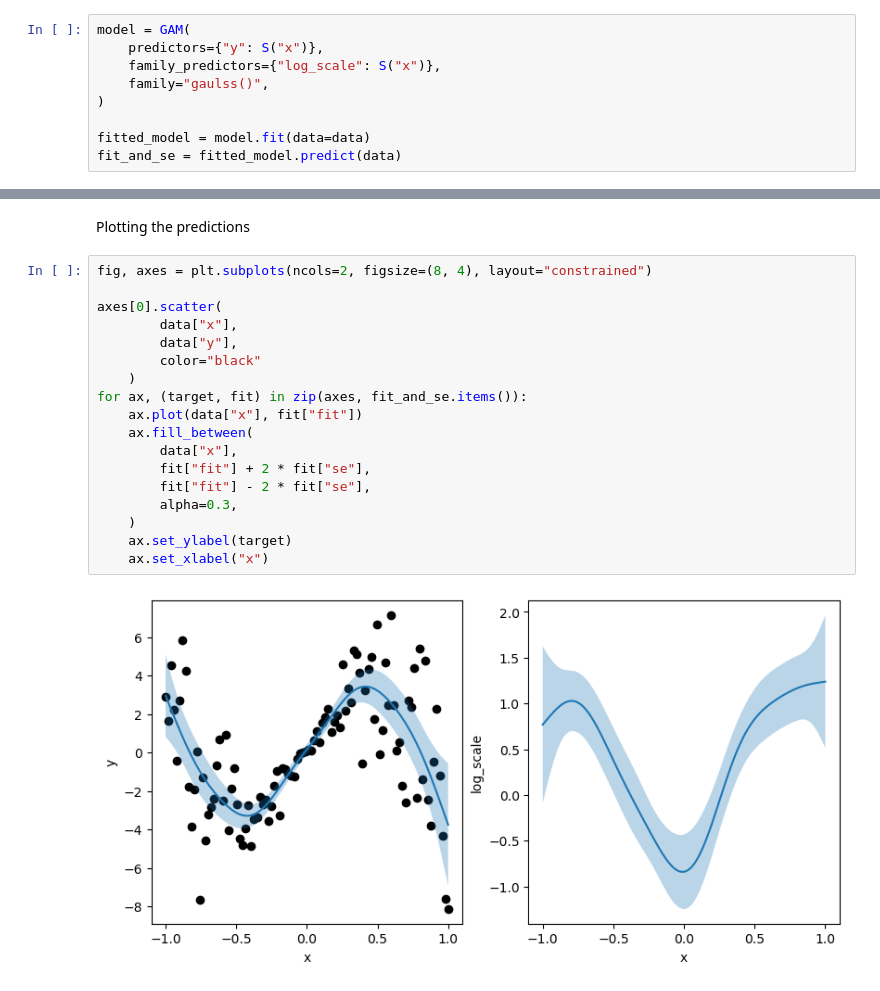
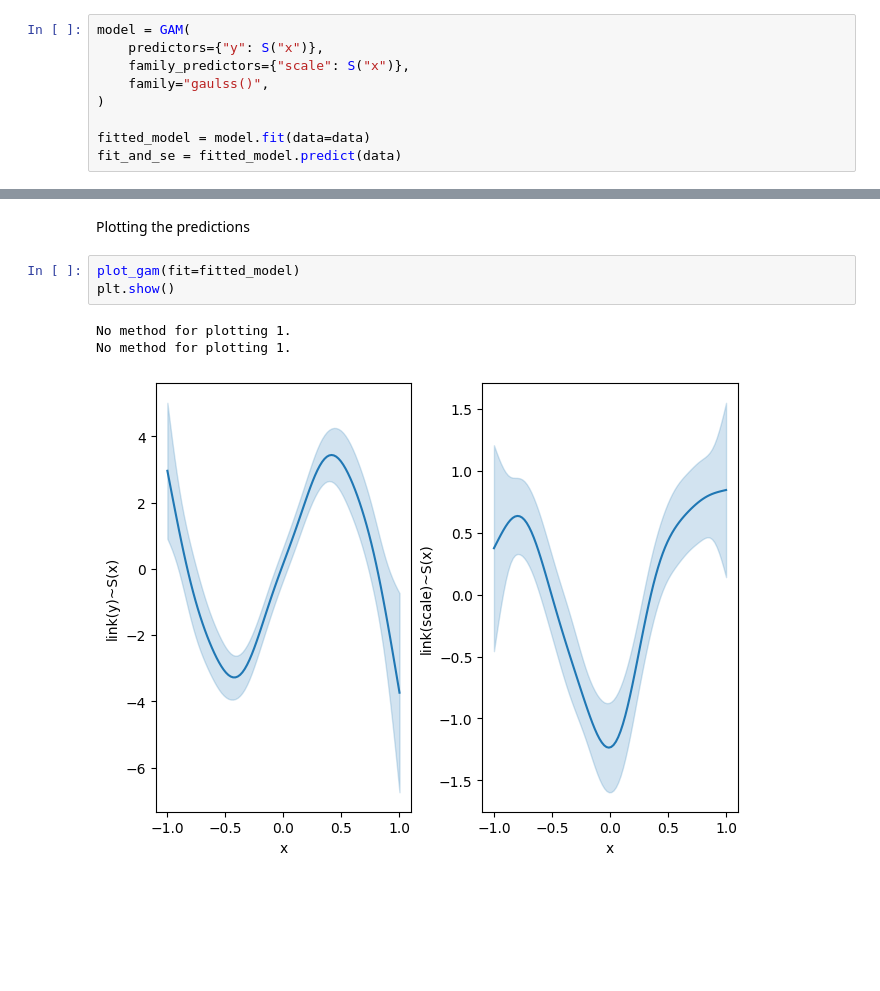
Before and after one commit to danielward27/pymgcv, a Jupyter notebook: docs/examples/gamlss.ipynb, the cells around one changed output, grey strips where cells are left out. Drawn from its saved outputs; the diff is of its cells as text; blank space fills up the shorter version.

```diff
--- a/docs/examples/gamlss.ipynb
+++ b/docs/examples/gamlss.ipynb
@@ -25,7 +26,7 @@ We use the "gaulss()" family, which supports modelling the log standard deviatio
 # %%
 model = GAM(
     predictors={"y": S("x")},
-    family_predictors={"log_scale": S("x")},
+    family_predictors={"scale": S("x")},
     family="gaulss()",
 )
 
@@ -45,22 +46,9 @@ print(fit_and_se["y"].head())
 # %% [markdown]
 Plotting the predictions
 # %%
-fig, axes = plt.subplots(ncols=2, figsize=(8, 4), layout="constrained")
-
-axes[0].scatter(
-        data["x"],
-        data["y"],
-        color="black"
-    )
-for ax, (target, fit) in zip(axes, fit_and_se.items()):
-    ax.plot(data["x"], fit["fit"])
-    ax.fill_between(
-        data["x"],
-        fit["fit"] + 2 * fit["se"],
-        fit["fit"] - 2 * fit["se"],
-        alpha=0.3,
-    )
-    ax.set_ylabel(target)
-    ax.set_xlabel("x")
+plot_gam(fit=fitted_model)
+plt.show()
 # %% [output]
+No method for plotting 1.
+No method for plotting 1.
-[figure, old version]
+[figure, new version]
```
Also changed, not shown: parts of 1 cell of this notebook, 3 other files.
